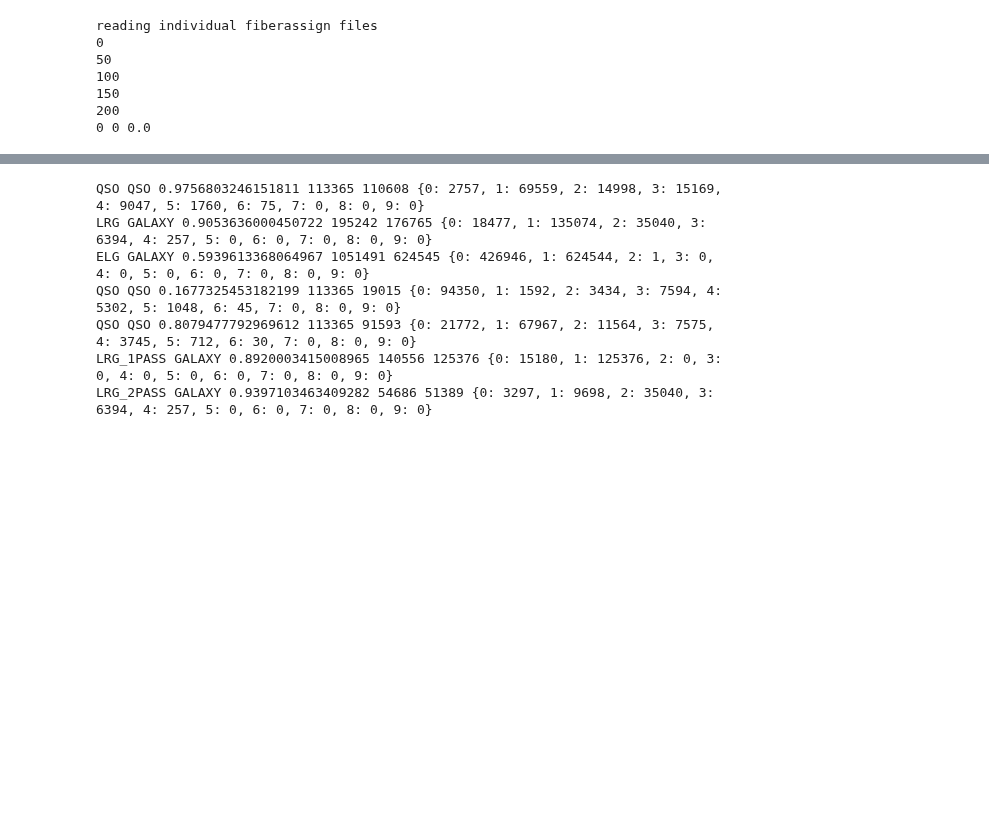
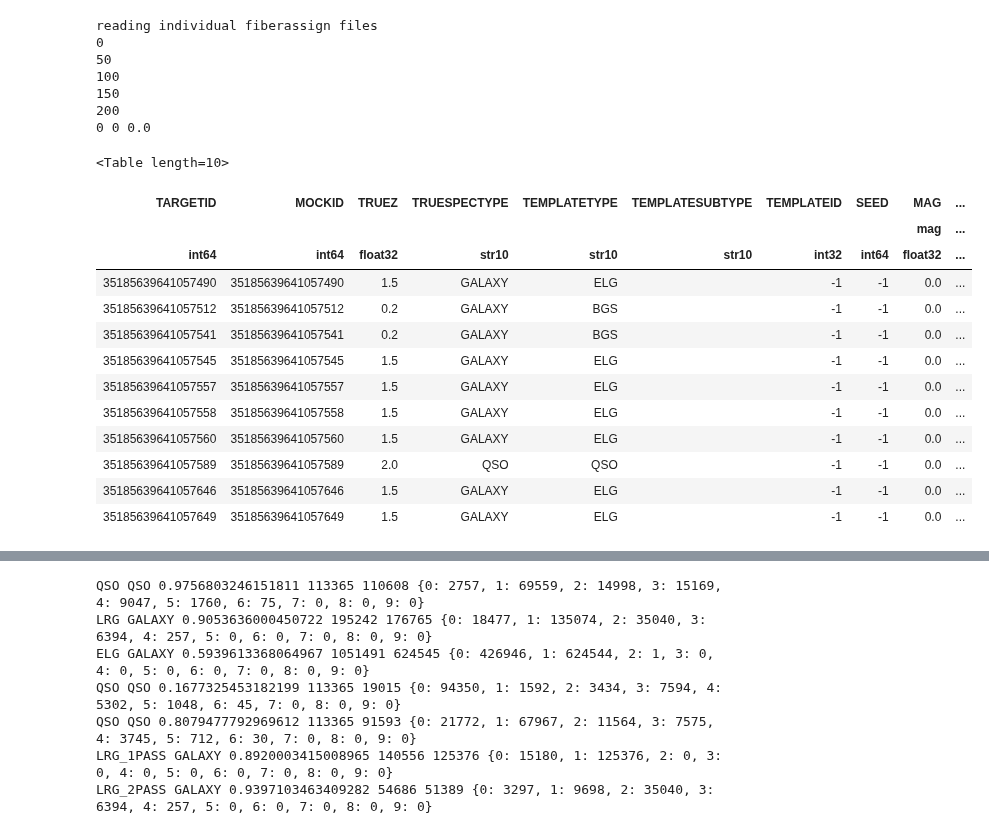
Before and after one commit to HiramHerrera/multipass, a Jupyter notebook: explore.ipynb, the cells around one changed output, grey strips where cells are left out. Drawn from its saved outputs; the diff is of its cells as text; code cells hidden in the pictures; blank space fills up the shorter version.

```diff
--- a/explore.ipynb
+++ b/explore.ipynb
@@ -122,7 +122,11 @@ fba_files_A = glob.glob('strategy_A/fiberassign_full/tile-*fits')
 favail_A = consolidate_favail(fba_files_A)
 zcat_A = Table.read('strategy_A/zcat/dark2_dark3_zcat.fits')
 tile_efficiency('strategy_A/fiberassign_full/qa.json')
-targets = Table.read("targets/dr8_mtl_dark_gray_northern_cap.fits")
+targets = Table.read("targets/subset_dr8_mtl_dark_gray_NGC.fits")
+truth = Table.read("targets/subset_truth_dr8_mtl_dark_gray_NGC.fits")
+targets.sort(keys='TARGETID')
+zcat_A.sort(keys='TARGETID')
+truth.sort(keys='TARGETID')
 # %% [output]
 reading individual fiberassign files
 0
@@ -131,3 +135,20 @@ reading individual fiberassign files
 150
 200
 0 0 0.0
+# %%
+truth[:10]
+# %% [output]
+<Table length=10>
+| TARGETID | MOCKID | TRUEZ | TRUESPECTYPE | TEMPLATETYPE | TEMPLATESUBTYPE | TEMPLATEID | SEED | MAG | ... |
+|  |  |  |  |  |  |  |  | mag | ... |
+| int64 | int64 | float32 | str10 | str10 | str10 | int32 | int64 | float32 | ... |
+| 35185639641057490 | 35185639641057490 | 1.5 | GALAXY | ELG |  | -1 | -1 | 0.0 | ... |
+| 35185639641057512 | 35185639641057512 | 0.2 | GALAXY | BGS |  | -1 | -1 | 0.0 | ... |
+| 35185639641057541 | 35185639641057541 | 0.2 | GALAXY | BGS |  | -1 | -1 | 0.0 | ... |
+| 35185639641057545 | 35185639641057545 | 1.5 | GALAXY | ELG |  | -1 | -1 | 0.0 | ... |
+| 35185639641057557 | 35185639641057557 | 1.5 | GALAXY | ELG |  | -1 | -1 | 0.0 | ... |
+| 35185639641057558 | 35185639641057558 | 1.5 | GALAXY | ELG |  | -1 | -1 | 0.0 | ... |
+| 35185639641057560 | 35185639641057560 | 1.5 | GALAXY | ELG |  | -1 | -1 | 0.0 | ... |
+| 35185639641057589 | 35185639641057589 | 2.0 | QSO | QSO |  | -1 | -1 | 0.0 | ... |
+| 35185639641057646 | 35185639641057646 | 1.5 | GALAXY | ELG |  | -1 | -1 | 0.0 | ... |
+| 35185639641057649 | 35185639641057649 | 1.5 | GALAXY | ELG |  | -1 | -1 | 0.0 | ... |
```
Also changed, not shown: parts of 9 cells of this notebook, 1 other file.
